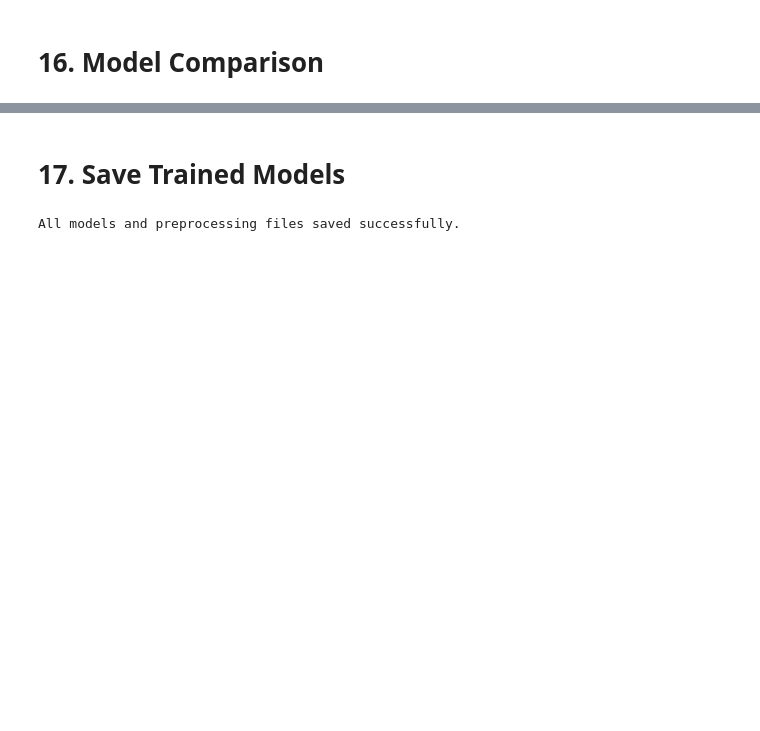
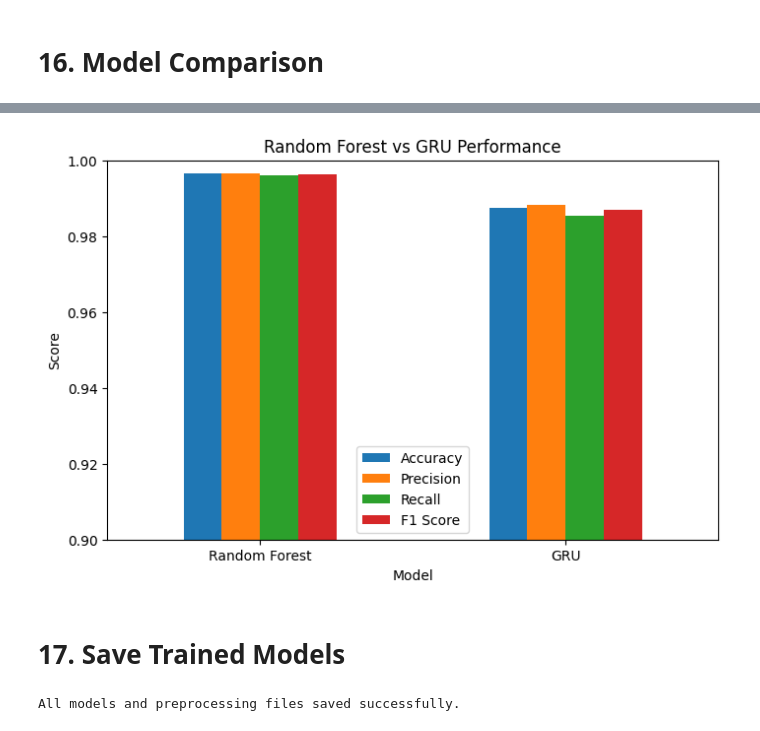
Before and after one commit to Dewnan/NLP_Group_15, a Jupyter notebook: notebooks/fake_news_detection_random_forest_gru.ipynb, the cells around one changed output, grey strips where cells are left out. Saved outputs shown, nothing was run; the diff lists cells and outputs as text; code cells hidden in the pictures; blank space fills up the shorter version.

```diff
--- a/notebooks/fake_news_detection_random_forest_gru.ipynb
+++ b/notebooks/fake_news_detection_random_forest_gru.ipynb
@@ -437,3 +456,19 @@ comparison
+# %%
+comparison.plot(
+    x="Model",
+    y=["Accuracy", "Precision", "Recall", "F1 Score"],
+    kind="bar",
+    figsize=(8,5)
+)
+
+plt.title("Random Forest vs GRU Performance")
+plt.ylabel("Score")
+plt.ylim(0.9, 1.0)
+plt.xticks(rotation=0)
+plt.legend()
+plt.show()
+# %% [output]
+[figure, added]
 # %% [markdown]
 # 17. Save Trained Models
 # %%
```
Also changed, not shown: parts of 8 cells of this notebook.
